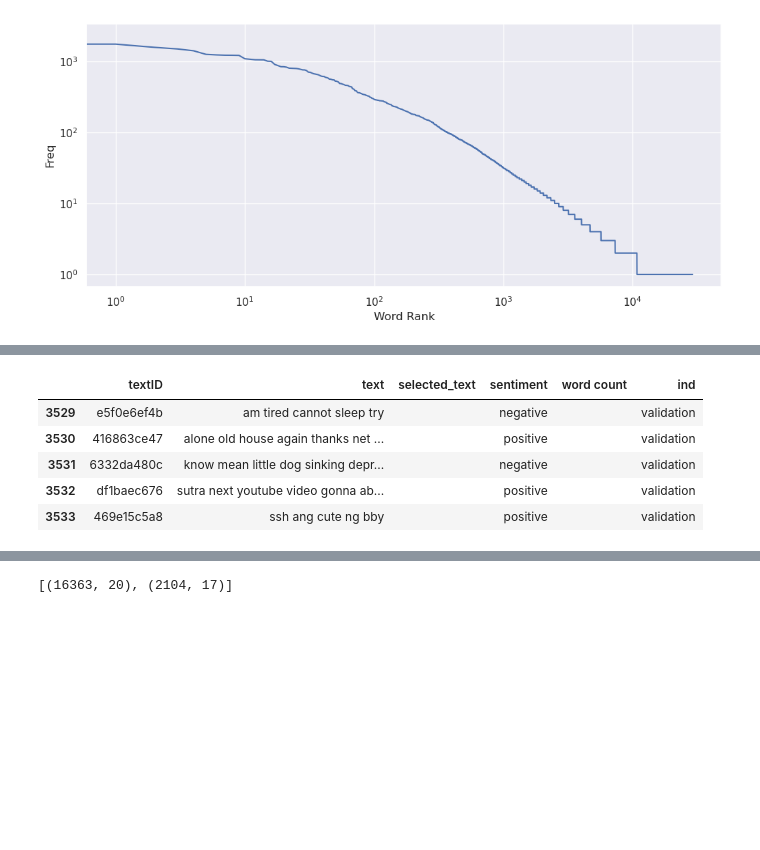
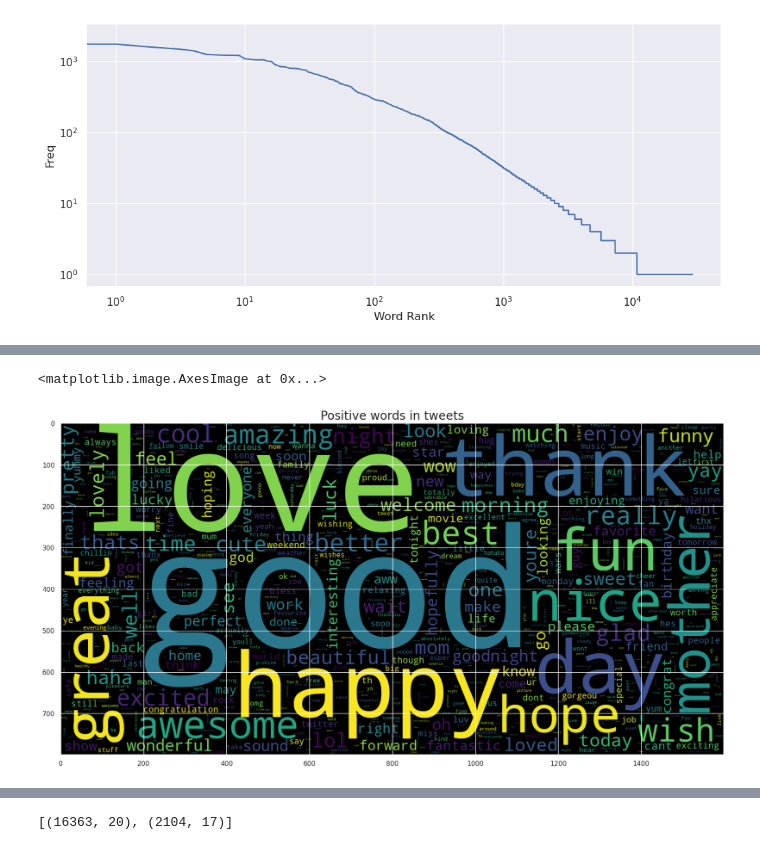
Before and after one commit to dilruu89/Kaggle, a Jupyter notebook: nlp-02-tweet-sentiment-extraction.ipynb, the cells around one changed output, grey strips where cells are left out. Drawn from its saved outputs; the diff is of its cells as text; code cells hidden in the pictures; blank space fills up the shorter version.

```diff
--- a/nlp-02-tweet-sentiment-extraction.ipynb
+++ b/nlp-02-tweet-sentiment-extraction.ipynb
@@ -446,9 +517,11 @@ from tensorflow.keras.preprocessing.sequence import pad_sequences
-# %%
-train_data.tail()
-# %% [output]
-|  | textID | text | selected_text | sentiment | word count | ind |
-| 3529 | e5f0e6ef4b | am tired cannot sleep try |  | negative |  | validation |
-| 3530 | 416863ce47 | alone old house again thanks net ... |  | positive |  | validation |
-| 3531 | 6332da480c | know mean little dog sinking depr... |  | negative |  | validation |
-| 3532 | df1baec676 | sutra next youtube video gonna ab... |  | positive |  | validation |
-| 3533 | 469e15c5a8 | ssh ang cute ng bby |  | positive |  | validation |
+# %%
+# generate a wordcloud for the selected text with positive sentiment
+data = train_data.loc[train_data['sentiment']=='positive']['selected_text']
+plt.figure(figsize = (20,20))
+wc = WordCloud(max_words = 1000 , width = 1600 , height = 800,
+               collocations=False).generate(" ".join(data))
+plt.title('Positive words in tweets', fontsize=20)
+plt.imshow(wc)
+# %% [output]
+<matplotlib.image.AxesImage at 0x...>
+[figure, added]
```
Also changed, not shown: parts of 53 cells of this notebook.
